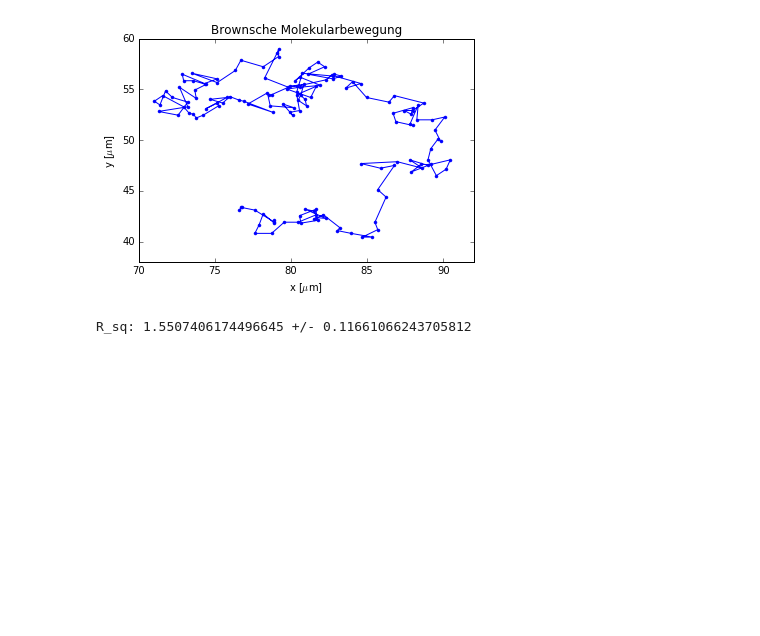
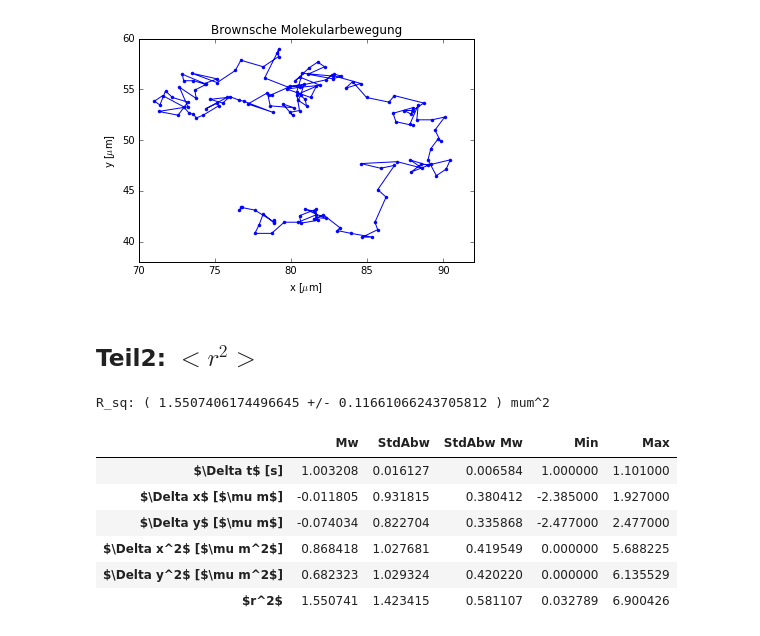
Before and after one commit to acereca/python, a Jupyter notebook: PAP223/223.ipynb, the cells around one changed output. Saved outputs shown, nothing was run; the diff lists cells and outputs as text; code cells hidden in the pictures; blank space fills up the shorter version.

```diff
--- a/PAP223/223.ipynb
+++ b/PAP223/223.ipynb
@@ -18,6 +24,8 @@ plt.savefig("Pfad - Schlotthauer Nisble",format="pdf")
 plt.show()
 # %% [output]
 [figure]
+# %% [markdown]
+## Teil2: $<r^2>$
 # %%
 dt=np.array([])
 dx=np.array([])
@@ -33,6 +41,30 @@ r_squared=dx**2+dy**2
 r_squared_mean=np.mean(r_squared)
 r_squared_mean_std=np.std(r_squared)/np.sqrt(len(r_squared))
 
-printResult("R_sq",r_squared_mean,r_squared_mean_std,"")
+printResult("R_sq",r_squared_mean,r_squared_mean_std,"mum^2")
 # %% [output]
-R_sq: 1.5507406174496645 +/- 0.11661066243705812
+R_sq: ( 1.5507406174496645 +/- 0.11661066243705812 ) mum^2
+# %%
+from pandas import DataFrame as df
+index = np.array([dt,dx,dy,dx**2,dy**2,r_squared])
+
+indexsize = index.T[0].size
+
+mean = [np.mean(index[i]) for i in range(indexsize)]
+std = [np.std(index[i]) for i in range(indexsize)]
+stdmean = std/np.sqrt(indexsize)
+mini = [np.min(index[i]) for i in range(indexsize)]
+maxi = [np.max(index[i]) for i in range(indexsize)]
+
+df(np.array((mean,std,stdmean,mini,maxi)).T,
+   index=["$\Delta t$ [s]","$\Delta x$ [$\mu m$]","$\Delta y$ [$\mu m$]",
+          "$\Delta x^2$ [$\mu m^2$]","$\Delta y^2$ [$\mu m^2$]","$r^2$"],
+   columns=["Mw","StdAbw","StdAbw Mw","Min","Max"])
+# %% [output]
+|  | Mw | StdAbw | StdAbw Mw | Min | Max |
+| $\Delta t$ [s] | 1.003208 | 0.016127 | 0.006584 | 1.000000 | 1.101000 |
+| $\Delta x$ [$\mu m$] | -0.011805 | 0.931815 | 0.380412 | -2.385000 | 1.927000 |
+| $\Delta y$ [$\mu m$] | -0.074034 | 0.822704 | 0.335868 | -2.477000 | 2.477000 |
+| $\Delta x^2$ [$\mu m^2$] | 0.868418 | 1.027681 | 0.419549 | 0.000000 | 5.688225 |
+| $\Delta y^2$ [$\mu m^2$] | 0.682323 | 1.029324 | 0.420220 | 0.000000 | 6.135529 |
+| $r^2$ | 1.550741 | 1.423415 | 0.581107 | 0.032789 | 6.900426 |
```
Also changed, not shown: parts of 12 cells of this notebook, 2 other files.
